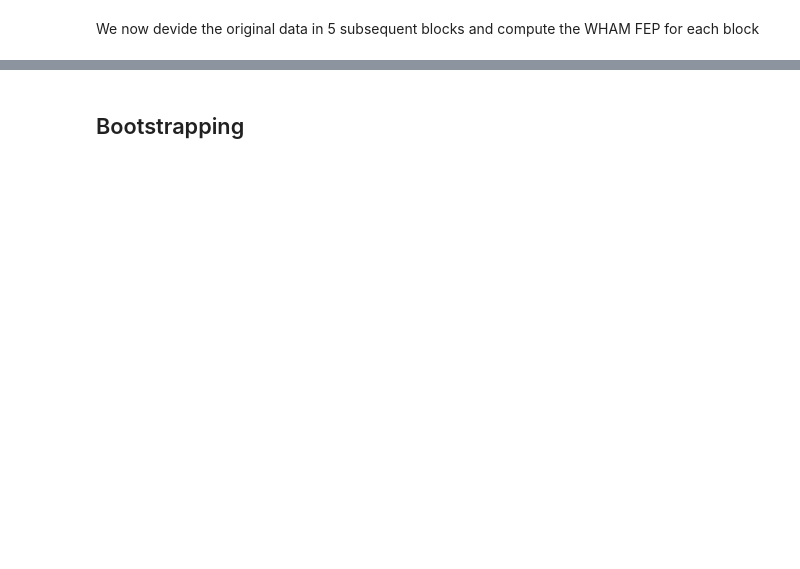
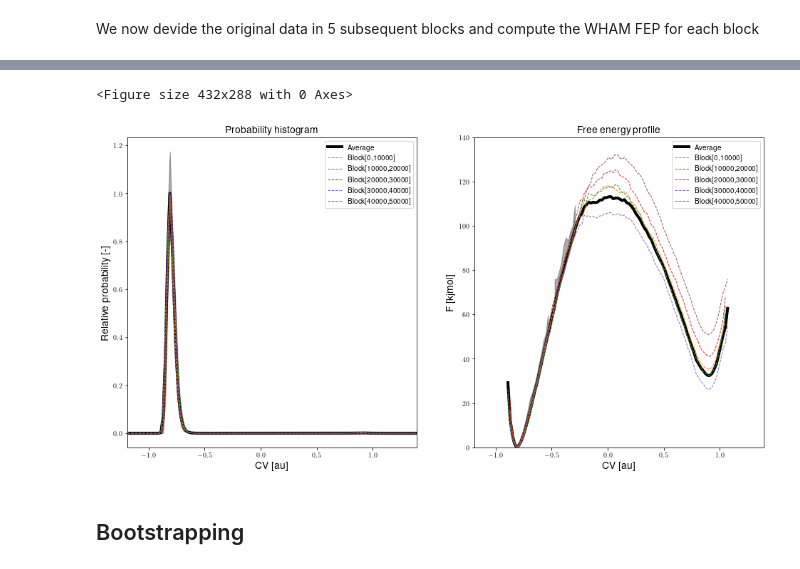
Before and after one commit to molmod/ThermoLIB, a Jupyter notebook: examples/WHAM/wham.ipynb, the cells around one changed output, grey strips where cells are left out. Cells and saved outputs as stored; diff of their text form; code cells hidden in the pictures; blank space fills up the shorter version.

```diff
--- a/examples/WHAM/wham.ipynb
+++ b/examples/WHAM/wham.ipynb
@@ -151,12 +156,8 @@ labels = []
 for iblock in range(nblocks):
     start, end = iblock*blocksize, (iblock+1)*blocksize
     print("Constructing histogram for block [%i,%i]" %(start,end))
-    temp, biasses, trajectories = read_wham_input(fn, kappa_unit='kjmol', q0_unit='au', start=start, end=end, stride=1)
+    temp, biasses, trajectories = read_wham_input(fn, path_template_colvar_fns='colvar_%s.dat', kappa_unit='kjmol', q0_unit='au', start=start, end=end, stride=1)
     hist = Histogram1D.from_wham(bins, trajectories, biasses, temp)
     histograms.append(hist)
     labels.append("Block[%i,%i]"%(start,end))
 hist_blockavg = Histogram1D.from_average(histograms, error_estimate='std', nsigma=2)
-plot_histograms('histogram_US_correaltion_3.png', [hist_blockavg]+histograms, labels=['Average']+labels, temp=temp, flim=140*kjmol,
-                colors    =['k']+[None,]*nblocks,
-                linestyles=['-']+['--',]*nblocks,
-                linewidths=[4  ]+[1   ,]*nblocks)
@@ -163,3 +175,11 @@ plot_histograms('histogram_US_correaltion_3.png', [hist_blockavg]+histograms, la
+# %%
+plot_histograms('histogram_US_correaltion_3.png', [hist_blockavg]+histograms, labels=['Average']+labels, temp=temp, flims=[0,140],
+                colors    =['k']+[None,]*nblocks,
+                linestyles=['-']+['--',]*nblocks,
+                linewidths=[4  ]+[1   ,]*nblocks)
+# %% [output]
+<Figure size 432x288 with 0 Axes>
+[figure, added]
 # %% [markdown]
 ## Bootstrapping
 # %%
```
Also changed, not shown: parts of 14 cells of this notebook, 2 other files.
